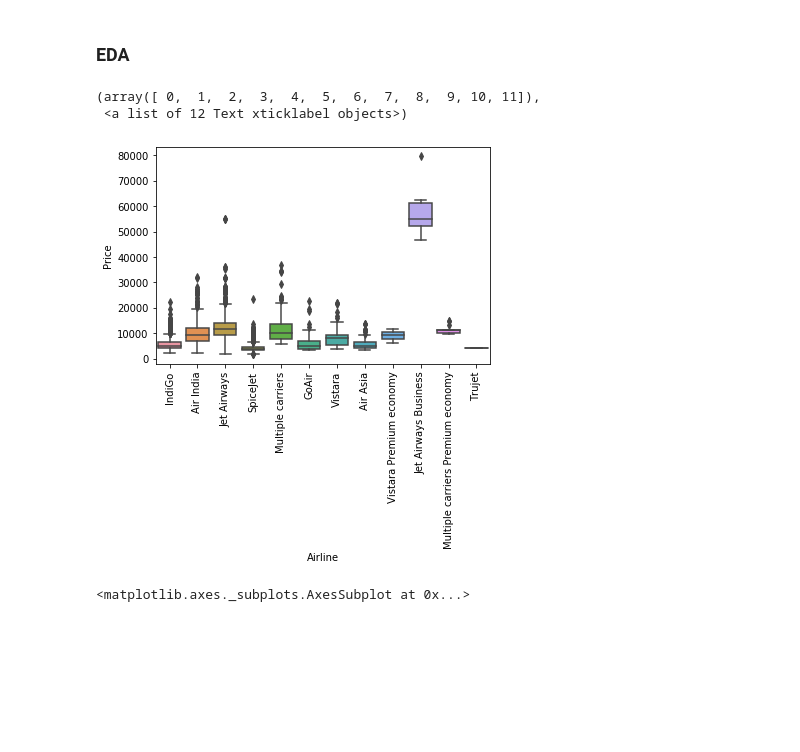
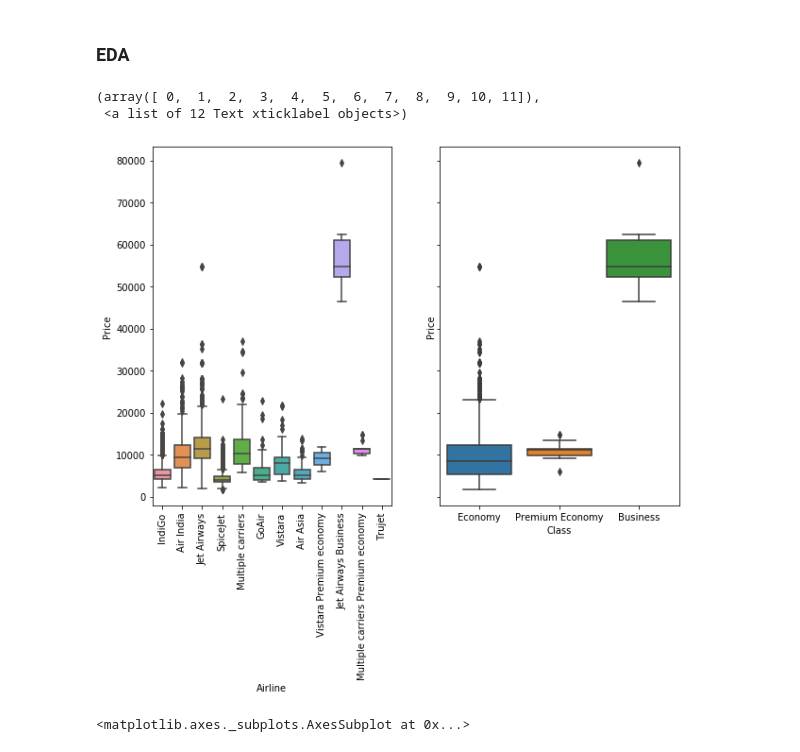
Before and after one commit to sumitroyy/Flight_Price_Prediction, a Jupyter notebook: Flight Price Prediction.ipynb, the cells around one changed output. Cells and saved outputs as stored; diff of their text form; code cells hidden in the pictures; blank space fills up the shorter version.

Commit message:
added subplots

```diff
--- a/Flight Price Prediction.ipynb
+++ b/Flight Price Prediction.ipynb
@@ -252,13 +252,19 @@ df.head()
 5 rows × 28 columns
 # %% [markdown]
 ### EDA
-# %%
-sns.boxplot(df.Airline, df.Price)
-plt.xticks(rotation=90)
-# %% [output]
-(array([ 0,  1,  2,  3,  4,  5,  6,  7,  8,  9, 10, 11]),
- <a list of 12 Text xticklabel objects>)
-[figure, removed]
+# %%
+fig, axs = plt.subplots(1,2, sharey=True, figsize=(10,7))
+
+sns.boxplot(df.Airline, df.Price, ax=axs[0])
+plt.sca(axs[0])
+plt.xticks(rotation=90)
+
+sns.boxplot(df.Class, df.Price, ax=axs[1])
+plt.xticks(rotation=90)
+# %% [output]
+(array([ 0,  1,  2,  3,  4,  5,  6,  7,  8,  9, 10, 11]),
+ <a list of 12 Text xticklabel objects>)
+[figure, added]
 # %%
 # check price distribution
 sns.distplot(train_df.Price)
```
